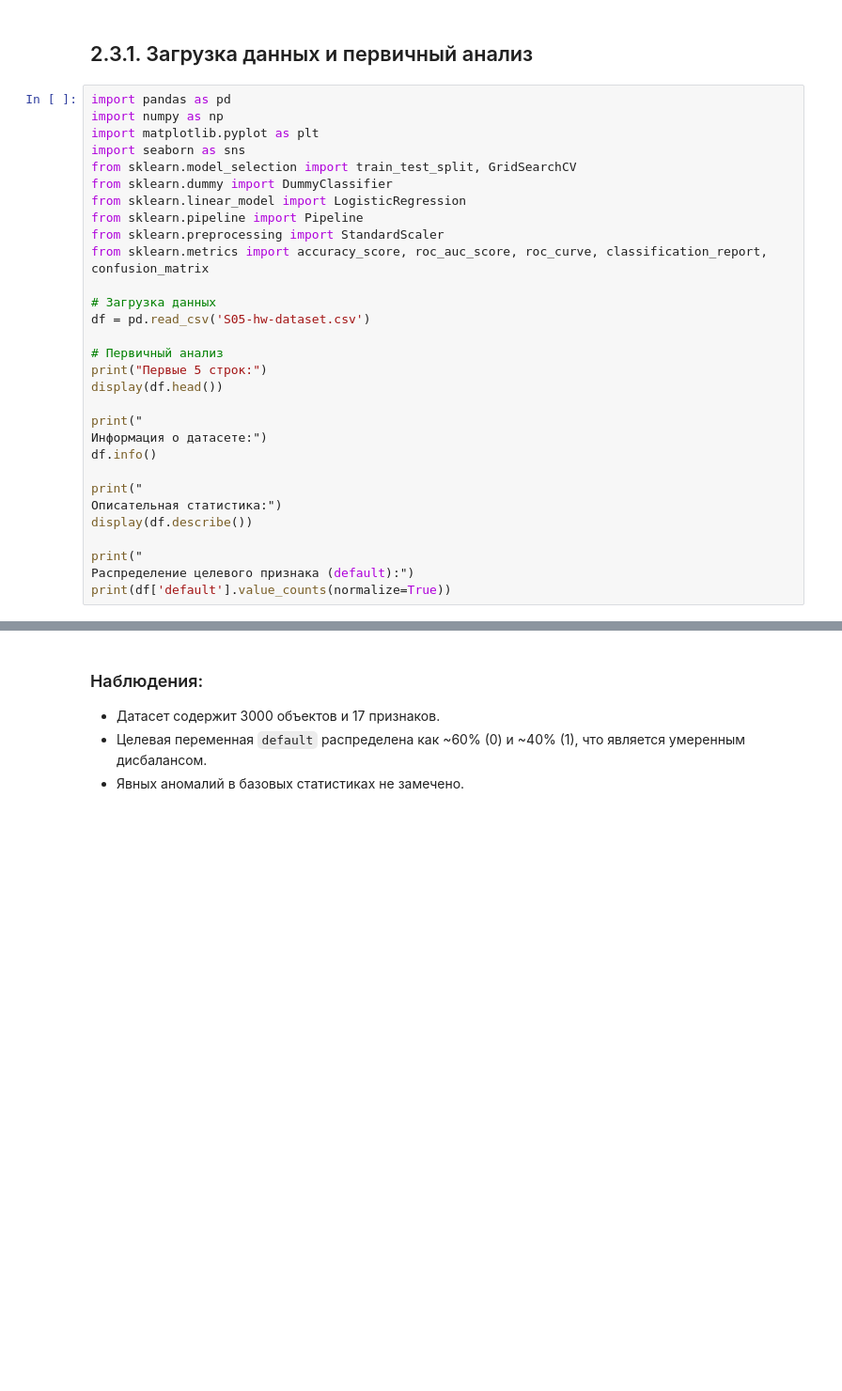
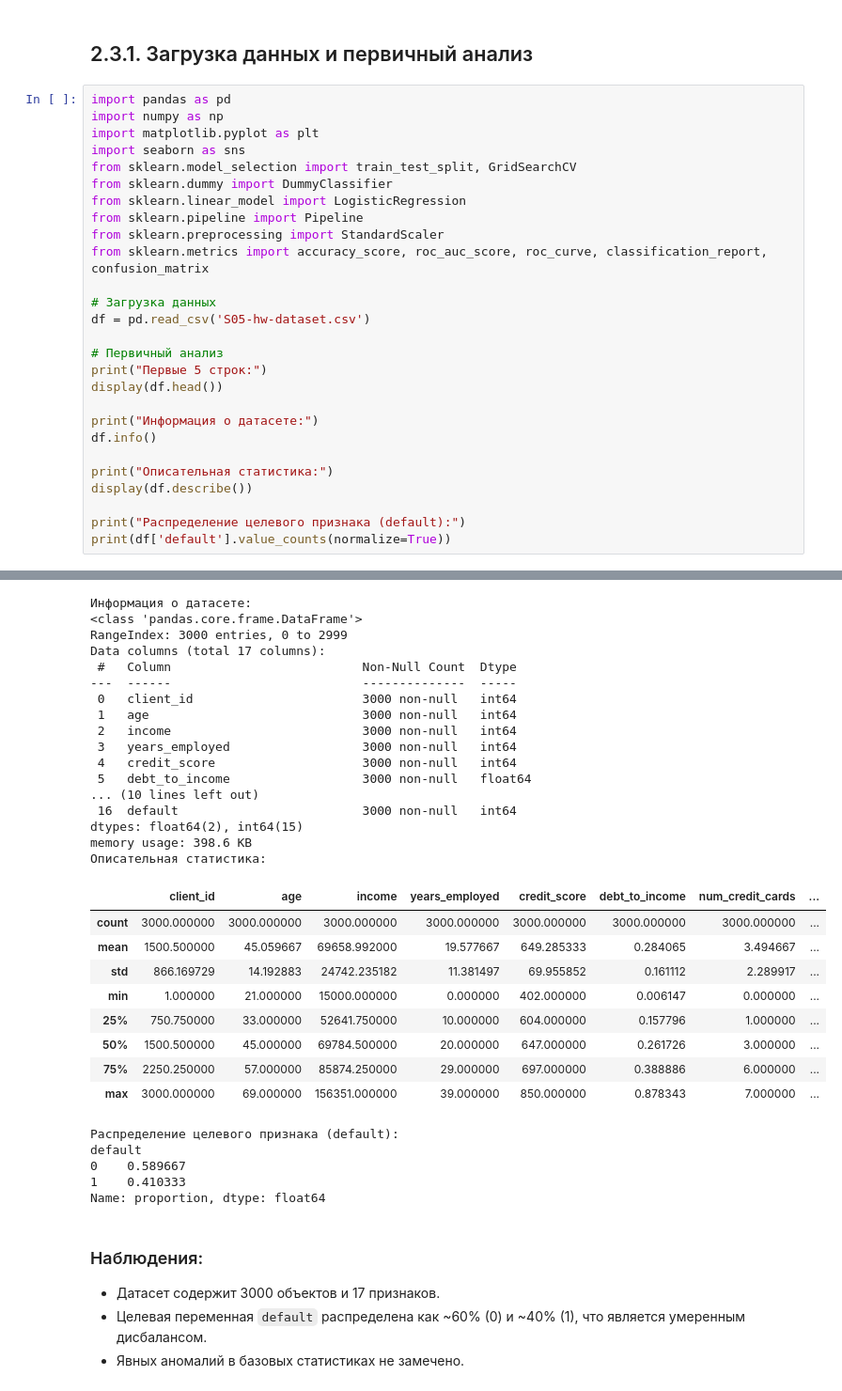
Before and after one commit to Sapar-hub/aie-group-2-sapar, a Jupyter notebook: homeworks/HW05/HW05.ipynb, the cells around one changed output, grey strips where cells are left out. Shown at 94% size. Drawn from its saved outputs; the diff is of its cells as text; blank space fills up the shorter version.

```diff
--- a/homeworks/HW05/HW05.ipynb
+++ b/homeworks/HW05/HW05.ipynb
@@ -23,14 +23,12 @@ df = pd.read_csv('S05-hw-dataset.csv')
 print("Первые 5 строк:")
 display(df.head())
 
-print("
-Информация о датасете:")
+print("Информация о датасете:")
 df.info()
 
-print("
-Описательная статистика:")
+print("Описательная статистика:")
 display(df.describe())
 
-print("
-Распределение целевого признака (default):")
+print("Распределение целевого признака (default):")
 print(df['default'].value_counts(normalize=True))
+# %% [output]
@@ -37,3 +42,34 @@ print(df['default'].value_counts(normalize=True))
+Информация о датасете:
+<class 'pandas.core.frame.DataFrame'>
+RangeIndex: 3000 entries, 0 to 2999
+Data columns (total 17 columns):
+ #   Column                          Non-Null Count  Dtype
+---  ------                          --------------  -----
+ 0   client_id                       3000 non-null   int64
+ 1   age                             3000 non-null   int64
+ 2   income                          3000 non-null   int64
+ 3   years_employed                  3000 non-null   int64
+ 4   credit_score                    3000 non-null   int64
+ 5   debt_to_income                  3000 non-null   float64
+... (10 lines left out)
+ 16  default                         3000 non-null   int64
+dtypes: float64(2), int64(15)
+memory usage: 398.6 KB
+Описательная статистика:
+|  | client_id | age | income | years_employed | credit_score | debt_to_income | num_credit_cards | ... |
+| count | 3000.000000 | 3000.000000 | 3000.000000 | 3000.000000 | 3000.000000 | 3000.000000 | 3000.000000 | ... |
+| mean | 1500.500000 | 45.059667 | 69658.992000 | 19.577667 | 649.285333 | 0.284065 | 3.494667 | ... |
+| std | 866.169729 | 14.192883 | 24742.235182 | 11.381497 | 69.955852 | 0.161112 | 2.289917 | ... |
+| min | 1.000000 | 21.000000 | 15000.000000 | 0.000000 | 402.000000 | 0.006147 | 0.000000 | ... |
+| 25% | 750.750000 | 33.000000 | 52641.750000 | 10.000000 | 604.000000 | 0.157796 | 1.000000 | ... |
+| 50% | 1500.500000 | 45.000000 | 69784.500000 | 20.000000 | 647.000000 | 0.261726 | 3.000000 | ... |
+| 75% | 2250.250000 | 57.000000 | 85874.250000 | 29.000000 | 697.000000 | 0.388886 | 6.000000 | ... |
+| max | 3000.000000 | 69.000000 | 156351.000000 | 39.000000 | 850.000000 | 0.878343 | 7.000000 | ... |
+Распределение целевого признака (default):
+default
+0    0.589667
+1    0.410333
+Name: proportion, dtype: float64
 # %% [markdown]
 ### Наблюдения:
 - Датасет содержит 3000 объектов и 17 признаков.
```
Also changed, not shown: parts of 6 cells of this notebook, 1 other file.
